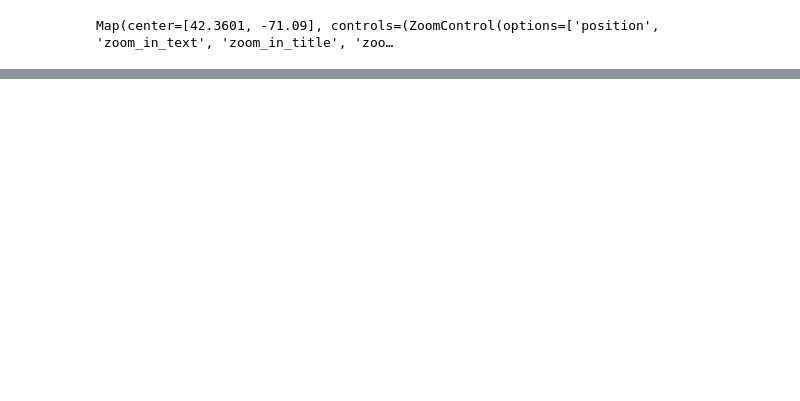
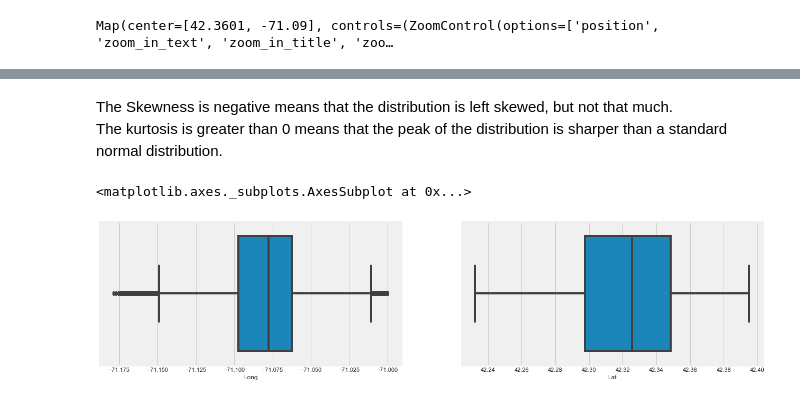
Before and after one commit to RitvikDayal/Crime-in-Boston, a Jupyter notebook: Boston_Crime_Analysis.ipynb, the cells around one changed output, grey strips where cells are left out. Drawn from its saved outputs; the diff is of its cells as text; code cells hidden in the pictures; blank space fills up the shorter version.

```diff
--- a/Boston_Crime_Analysis.ipynb
+++ b/Boston_Crime_Analysis.ipynb
@@ -284,0 +384,11 @@ plt.bar(temp_df['OFFENSE_GROUP'][:10],temp_df['Count'][:10])
+# %% [markdown]
+The Skewness is negative means that the distribution is left skewed, but not that much.<br>
+The kurtosis is greater than 0 means that the peak of the distribution is sharper than a standard normal distribution.
+# %%
+fig = plt.figure(figsize=[20,5])
+axes = fig.subplots(1, 2)
+sns.boxplot(x=df['Long'], ax=axes[0])
+sns.boxplot(x=df['Lat'], ax=axes[1])
+# %% [output]
+<matplotlib.axes._subplots.AxesSubplot at 0x...>
+[figure, added]
```
Also changed, not shown: parts of 29 cells of this notebook.
